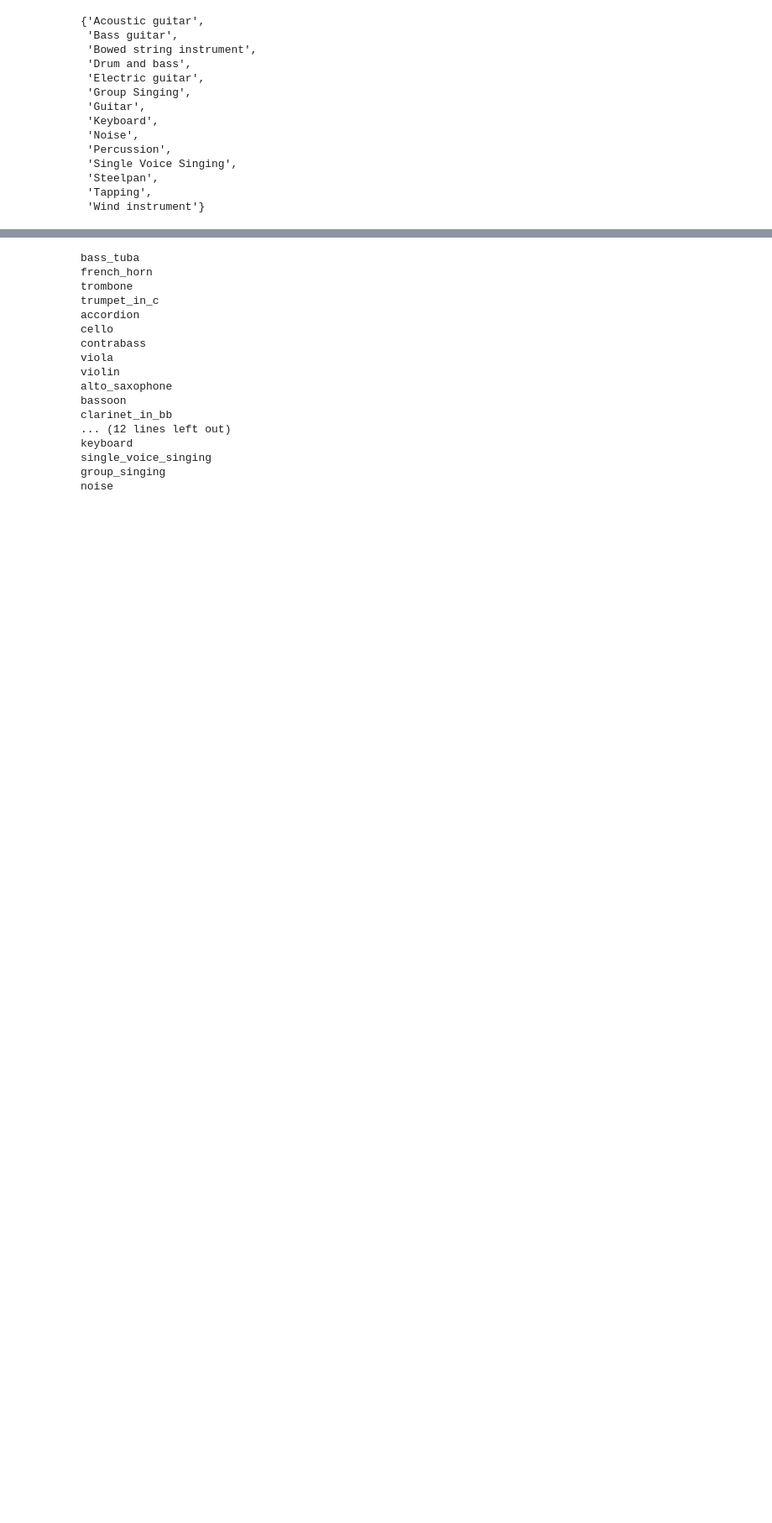
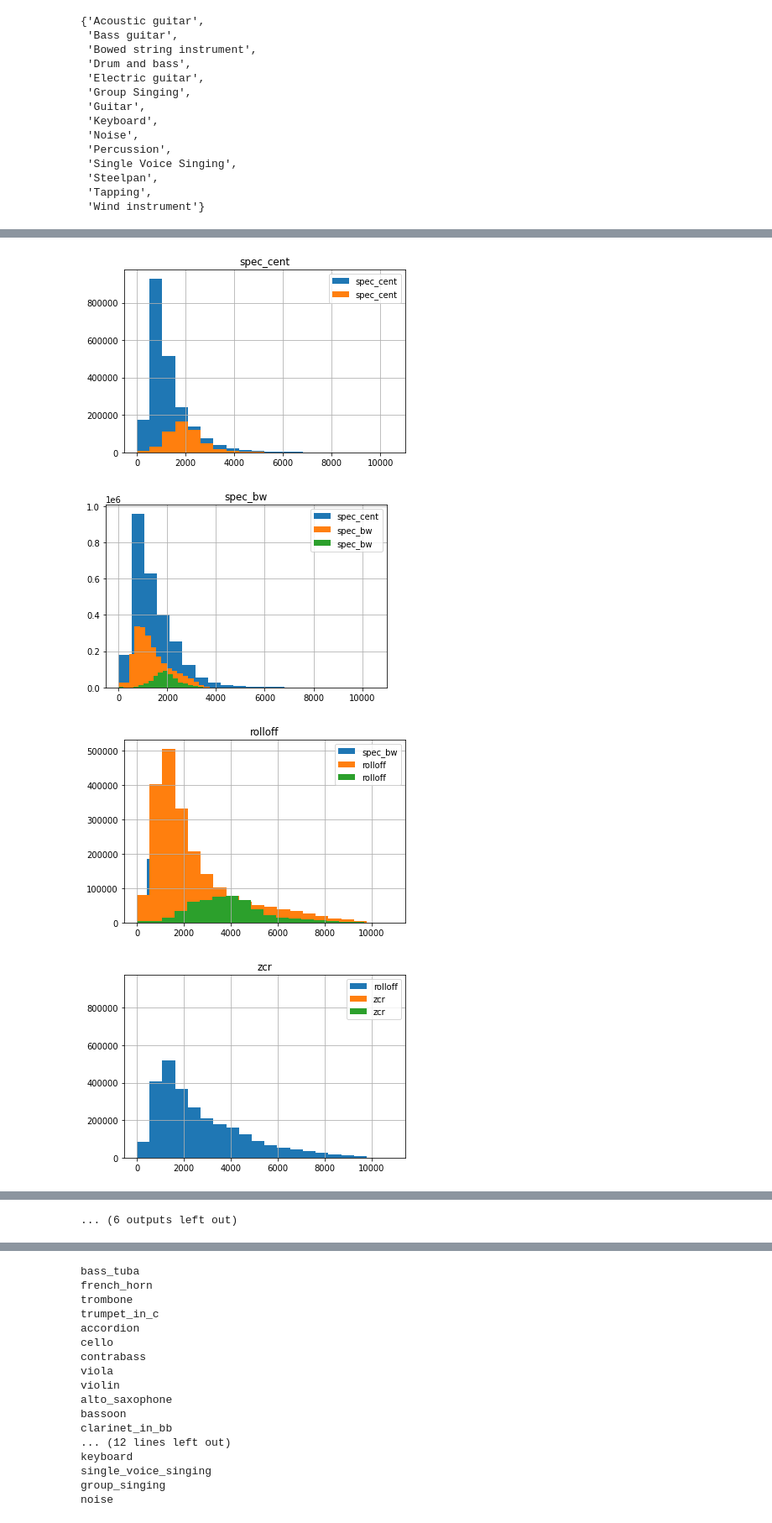
Before and after one commit to Ahnlied/song_similarity, a Jupyter notebook: instrument_identification/audio_frequencies.ipynb, the cells around one changed output, grey strips where cells are left out. Shown: that part at 84% size. Cells and saved outputs as stored; diff of their text form; code cells hidden in the pictures; blank space fills up the shorter version.

```diff
--- a/instrument_identification/audio_frequencies.ipynb
+++ b/instrument_identification/audio_frequencies.ipynb
@@ -50,3 +50,12 @@ instruments_reduced = {'woodwind': ['Clarinet in Bb','Flute','Oboe', 'Bassoon',
                        'percussion': ['Steelpan','Percussion', 'Drum and bass'],
                        'singing': ['Single Voice Singing', 'Group Singing'],
                        'noise': ['Noise']}
+# %%
+brass = pd.read_csv('/home/jacs/Documents/DataScience/Personal/data/keyboard.csv')
+# %%
+brass_cols = ['spec_cent', 'spec_bw',
+       'rolloff', 'zcr', 'mfccs_0', 'mfccs_1', 'mfccs_2', 'mfccs_3', 'mfccs_4',
+       'mfccs_5', 'mfccs_6', 'mfccs_7', 'mfccs_8', 'mfccs_9', 'mfccs_10',
+       'mfccs_11', 'mfccs_12']
+# %%
+instruments = list(dict(brass.groupby(['instrument']).count()['instrument_name']).keys())
@@ -52,0 +69,14 @@ instruments_reduced = {'woodwind': ['Clarinet in Bb','Flute','Oboe', 'Bassoon',
+# %%
+for col in brass_cols:
+    for i in range(len(instruments)-1, -1, -1):
+        inst = instruments[i]
+        df_dumm = brass[brass['instrument'] == inst]
+        df_dumm[col].hist(bins=20, legend =True)
+    plt.title(col)
+    plt.show()
+    brass[col].hist(bins=20, legend =True)
+# %% [output]
+[figure, added]
+[figure, added]
+[figure, added]
+[figure, added]
@@ -53,3 +91,4 @@ instruments_reduced = {'woodwind': ['Clarinet in Bb','Flute','Oboe', 'Bassoon',
+... (6 outputs left out)
 # %%
 sol_path = '/home/jacs/Documents/DataScience/Personal/song_similarity_audio/'
 # %%
```
Also changed, not shown: parts of 2 cells of this notebook, 15 other files.
